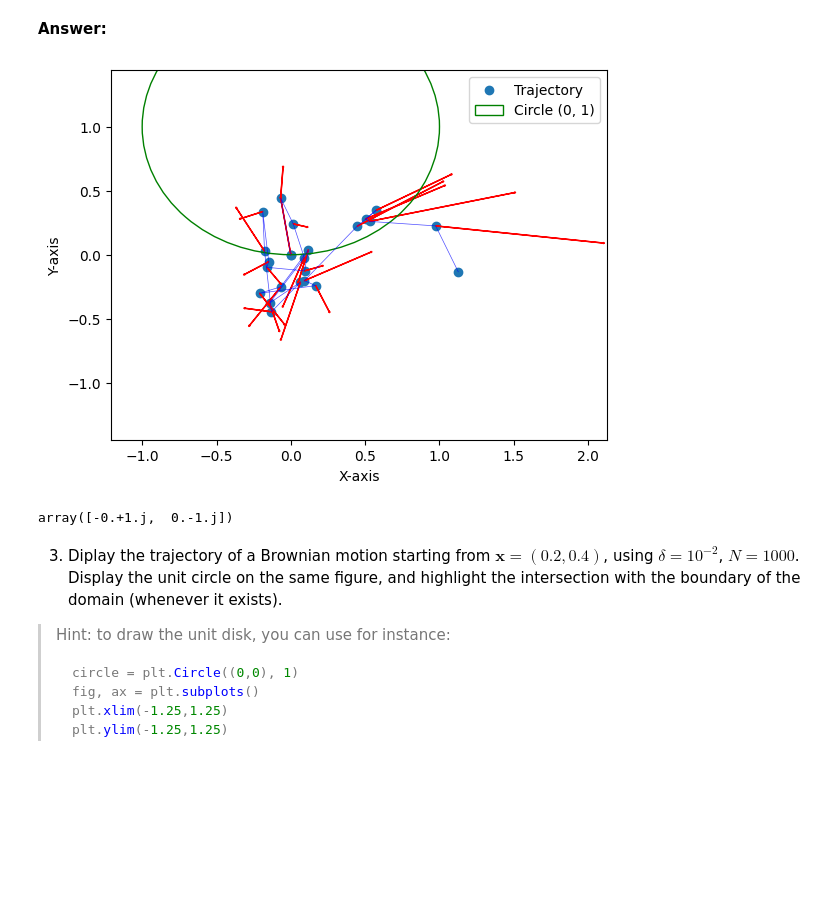
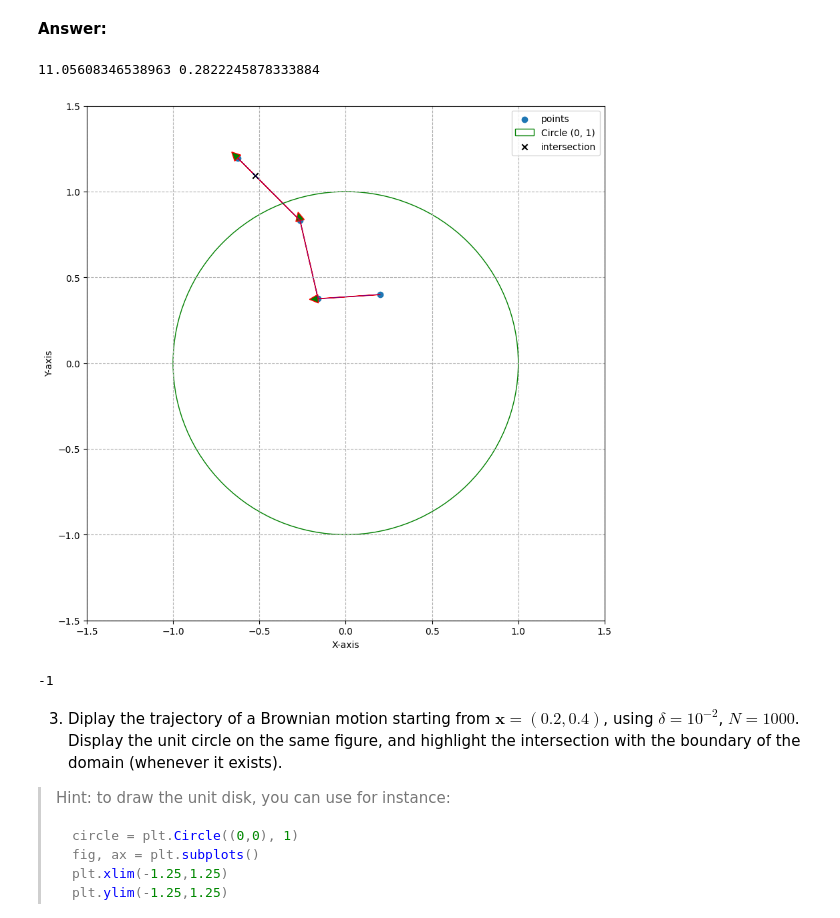
Before and after one commit to matthieuPaolo/python_sdia, a Jupyter notebook: Labs/Lab3/lab3.ipynb, the cells around one changed output. Cells and saved outputs as stored; diff of their text form; code cells hidden in the pictures; blank space fills up the shorter version.

```diff
--- a/Labs/Lab3/lab3.ipynb
+++ b/Labs/Lab3/lab3.ipynb
@@ -92,9 +92,7 @@ def brownian_motion(niter, x, step, rng):
       X0= norm(w[i]) -1
       polynome=np.poly1d([X2,X1,X0])
       alpha= np.roots(polynome)
+      print(np.real(alpha[0]),np.real(alpha[1]))
       alpha=np.real(alpha[1])
       P=[(1-alpha)*w[i][0]+alpha*w[i-1][0],(1-alpha)*w[i][1]+alpha*w[i-1][1]]
-      print(P)
-      return w,norm(P)#, w_star
-    else:
-      w_star = None
+      return w,P
@@ -104,66 +99,69 @@ w,alpha=brownian_motion(100,np.array([[0,0]]),0.05,rng)
 # %%
 import matplotlib.pyplot as plt
 import numpy as np
-w,alpha=brownian_motion(100,np.array([[0,0]]),0.05,rng)
+w,P=brownian_motion(100,np.array([[0.2,0.4]]),0.1,rng)
 # Your list of vectors (replace this with your actual list)
 vectors = w
 # Convert the list of vectors to a NumPy array for easier manipulation
 vectors = np.array(vectors)
 
 # Initialize the starting position as a float64 array
-current_position = np.array([0.0, 0.0], dtype=np.float64)
+
 
 # Create lists to store the x and y coordinates of the trajectory
-trajectory_x = [current_position[0]]
-trajectory_y = [current_position[1]]
+trajectory_x = []
+trajectory_y = []
 
 # Create a list to store directions (arrows) at each point
 arrow_directions = []
 
 # Iterate through the vectors to calculate the trajectory and directions
 for vector in vectors:
     current_position = vector
     trajectory_x.append(current_position[0])
     trajectory_y.append(current_position[1])
     arrow_directions.append(vector)
 
+
+plt.figure(figsize=(10, 10))
 # Create a scatter plot for the points
-plt.scatter(trajectory_x, trajectory_y, label='Trajectory', marker='o')
+plt.scatter(trajectory_x, trajectory_y, label='points', marker='o')
 
 # Add lines connecting the points on the trajectory
 plt.plot(trajectory_x, trajectory_y, linestyle='-', color='blue', linewidth=0.5, alpha=0.7)
 
 # Add arrows to indicate the direction of the trajectory
-for i in range(len(arrow_directions)):
-    plt.arrow(
-        trajectory_x[i], trajectory_y[i],
-        arrow_directions[i][0], arrow_directions[i][1],
-        head_width=0.01, head_length=0.01, fc='red', ec='red'
+for i in range(len(arrow_directions)-1):
+    plt.arrow(trajectory_x[i], trajectory_y[i],trajectory_x[i+1]-trajectory_x[i],trajectory_y[i+1]-trajectory_y[i],
+        head_width=0.05, head_length=0.05, fc='green', ec='red'
     )
 
 # Add a circle centered at (0, 1)
-circle = plt.Circle((0, 1), 1, color='green', fill=False, label='Circle (0, 1)')
+circle = plt.Circle((0, 0), 1, color='green', fill=False, label='Circle (0, 1)')
 plt.gca().add_patch(circle)
+#display point p of intersection
+plt.scatter(P[0], P[1], c='black', marker='x', label='intersection')
 
 # Add labels to the axes
 plt.xlabel('X-axis')
 plt.ylabel('Y-axis')
 
 # Set axis limits based on the trajectory
-plt.xlim(np.min(trajectory_x) - 1, np.max(trajectory_x) + 1)
-plt.ylim(np.min(trajectory_y) - 1, np.max(trajectory_y) + 1)
-
+plt.xlim(-1.5, 1.5)
+plt.ylim(-1.5, 1.5)
+plt.grid(linestyle = "--", zorder = 1)
 # Show the plot with a legend
 plt.legend()
 
 # Show the plot
 plt.show()
 # %% [output]
+11.05608346538963 0.2822245878333884
-[figure, old version]
+[figure, new version]
-# %%
-np.roots([1,0,1])
-# %% [output]
-array([-0.+1.j,  0.-1.j])
+# %%
+np.sign(-2)
+# %% [output]
+-1
 # %% [markdown]
 3. Diplay the trajectory of a Brownian motion starting from $\mathbf{x} = (0.2, 0.4)$, using $\delta = 10^{-2}$, $N = 1000$. Display the unit circle on the same figure, and highlight the intersection with the boundary of the domain (whenever it exists).
 
```
Also changed, not shown: parts of 1 cell of this notebook.
